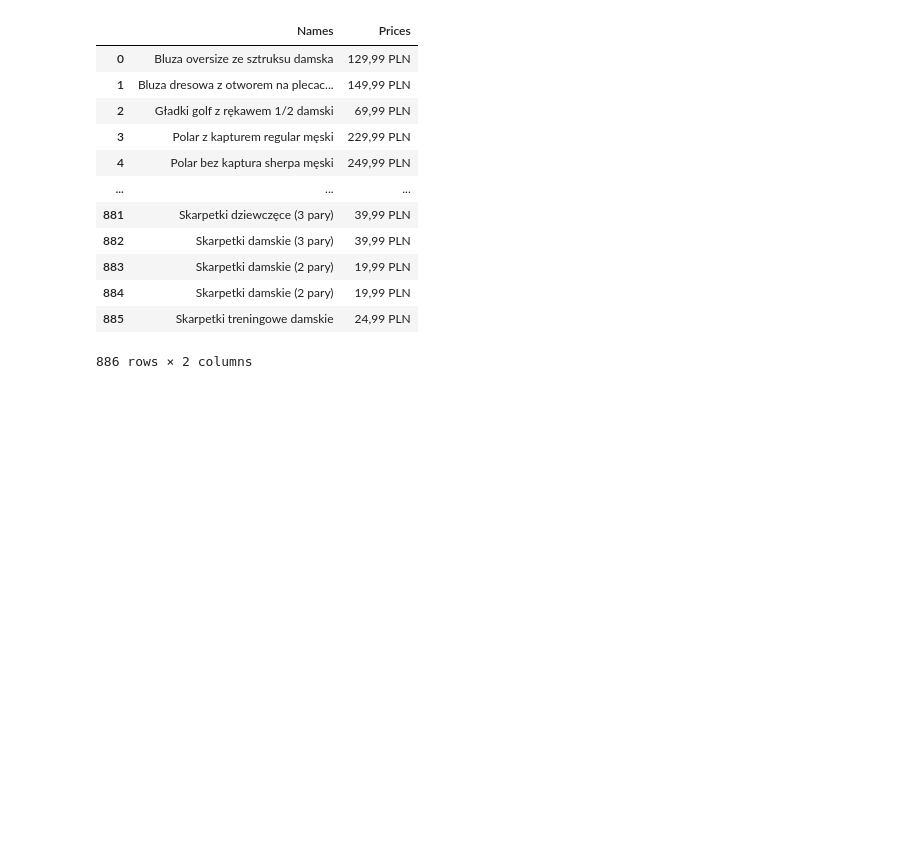
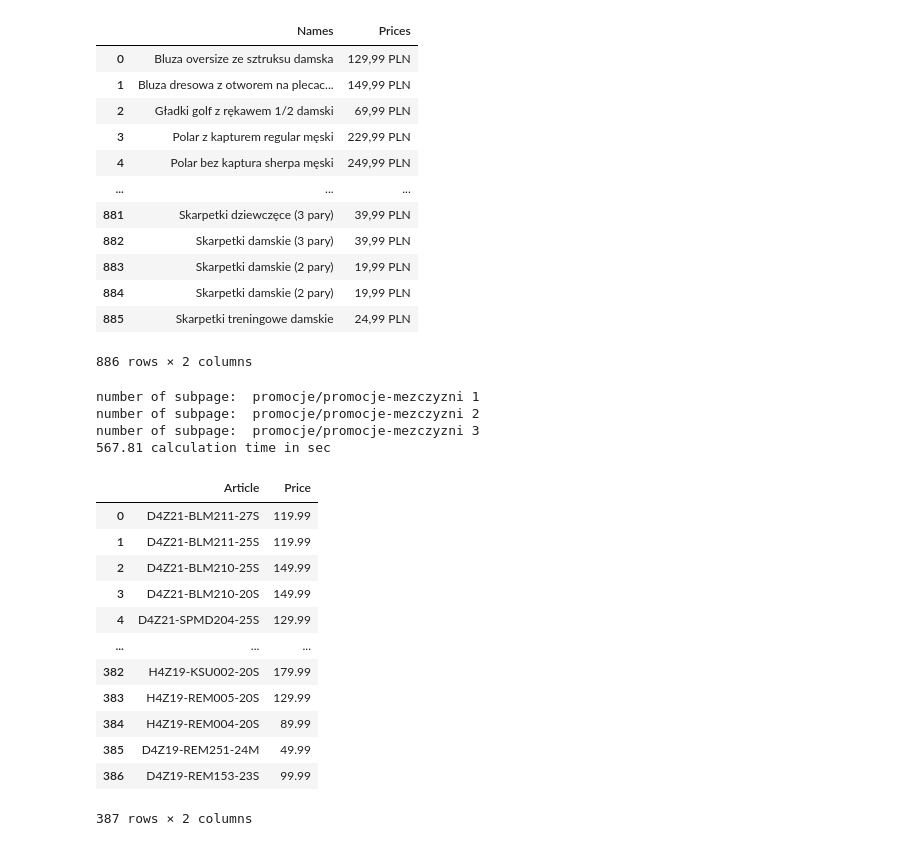
Before and after one commit to dtararuj/Price_webScraping, a Jupyter notebook: 4F_prices/4fprices.ipynb, the cells around one changed output. Cells and saved outputs as stored; diff of their text form; code cells hidden in the pictures; blank space fills up the shorter version.

```diff
--- a/4F_prices/4fprices.ipynb
+++ b/4F_prices/4fprices.ipynb
@@ -100,0 +105,22 @@ datatable
+# %%
+url = "https://4f.com.pl/kobiety/strona-2.html?product_list_limit=120"
+# %%
+headers = {
+    'Accept-Encoding': 'gzip, deflate, sdch',
+    'Accept-Language': 'en-US,en;q=0.8',
+    'Upgrade-Insecure-Requests': '1',
+    'User-Agent': 'Mozilla/5.0 (X11; Linux x86_64) AppleWebKit/537.36 (KHTML, like Gecko) Chrome/56.0.2924.87 Safari/537.36',
+    'Accept': 'text/html,application/xhtml+xml,application/xml;q=0.9,image/webp,*/*;q=0.8',
+    'Cache-Control': 'max-age=0',
+    'Connection': 'keep-alive',
+}
+# %%
+# list of free proxies
+proxies = [{"http": "95.178.108.89"},
+           {"http": "95.178.108.189"},
+           {"http": "80.48.119.28"},
+           {"http": "192.166.255.200"},
+           {"http": "89.174.108.158"},
+           {"http": "193.106.231.145"},
+           {"http": "91.222.147.56"},
+           {"http": "77.65.163.170"}]
@@ -100,0 +192,23 @@ datatable
+# %%
+data  = scrap_4F(subpages = ['promocje/promocje-mezczyzni'])
+# %% [output]
+number of subpage:  promocje/promocje-mezczyzni 1
+number of subpage:  promocje/promocje-mezczyzni 2
+number of subpage:  promocje/promocje-mezczyzni 3
+567.81 calculation time in sec
+# %%
+data
+# %% [output]
+|  | Article | Price |
+| 0 | D4Z21-BLM211-27S | 119.99 |
+| 1 | D4Z21-BLM211-25S | 119.99 |
+| 2 | D4Z21-BLM210-25S | 149.99 |
+| 3 | D4Z21-BLM210-20S | 149.99 |
+| 4 | D4Z21-SPMD204-25S | 129.99 |
+| ... | ... | ... |
+| 382 | H4Z19-KSU002-20S | 179.99 |
+| 383 | H4Z19-REM005-20S | 129.99 |
+| 384 | H4Z19-REM004-20S | 89.99 |
+| 385 | D4Z19-REM251-24M | 49.99 |
+| 386 | D4Z19-REM153-23S | 99.99 |
+387 rows × 2 columns
```
Also changed, not shown: parts of 3 cells of this notebook, 2 other files.
